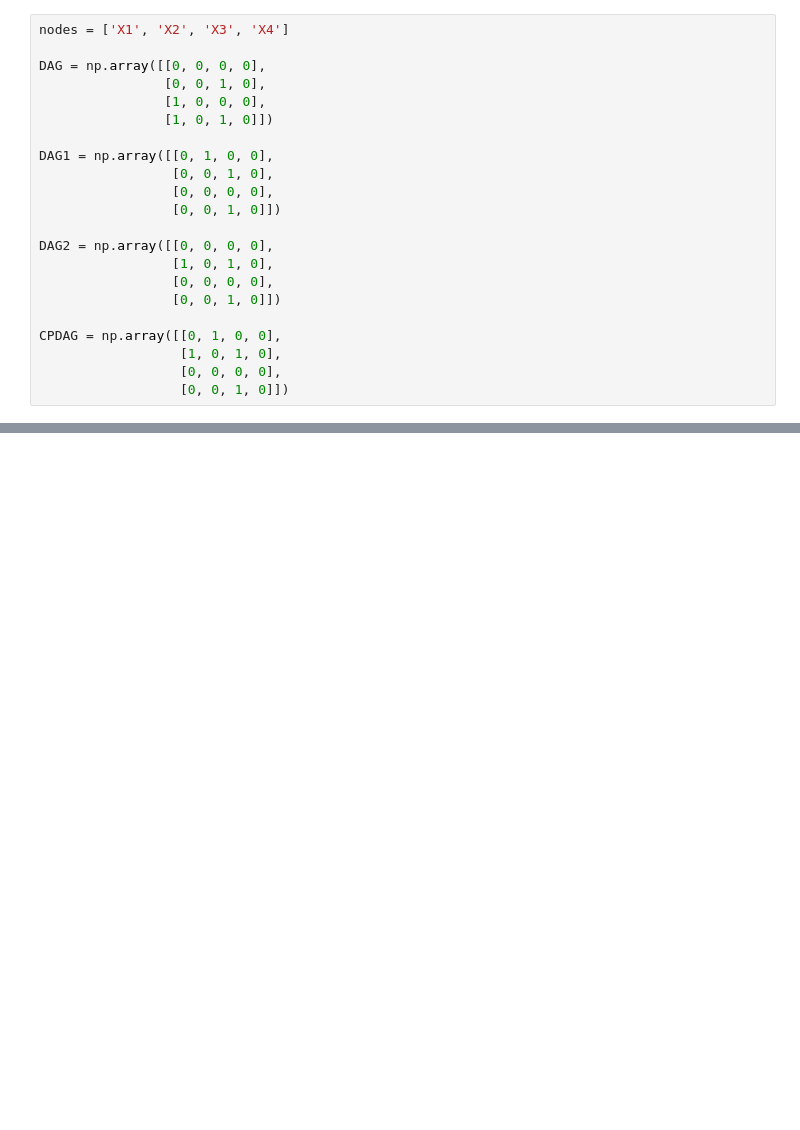
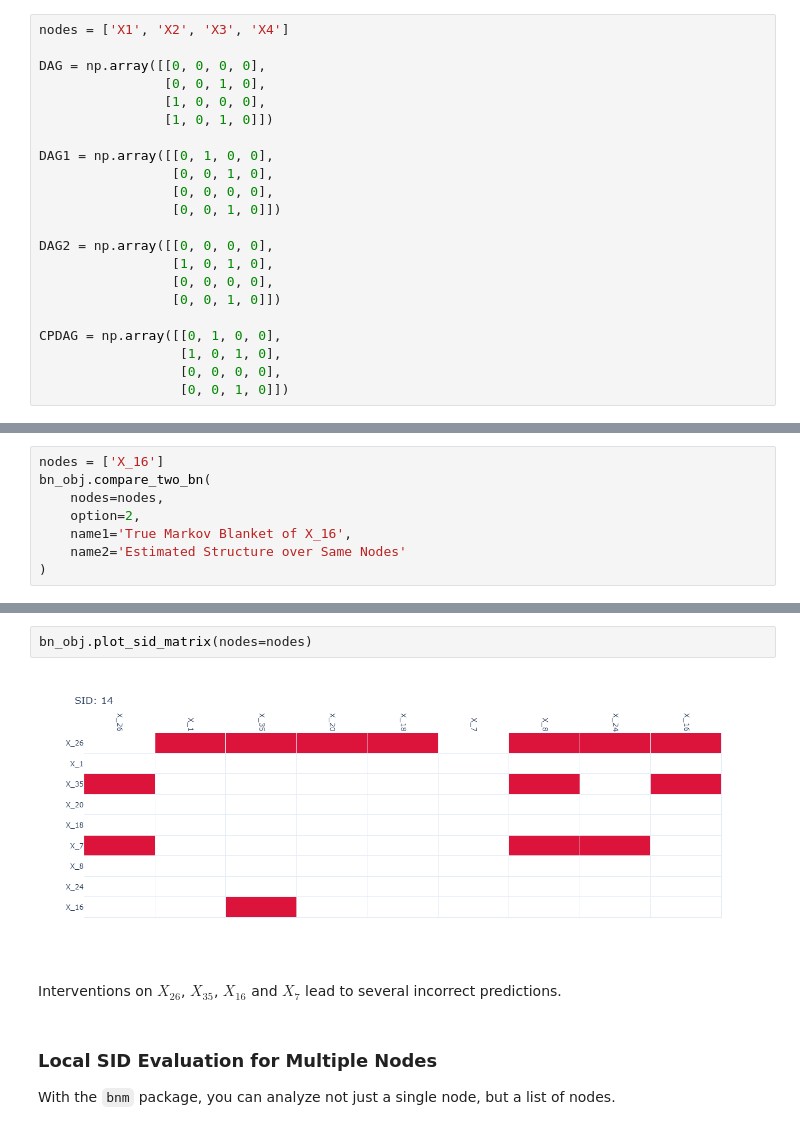
Before and after one commit to averinpa/bnm, a Jupyter notebook: use cases/sid.ipynb, the cells around one changed output, grey strips where cells are left out. Cells and saved outputs as stored; diff of their text form; blank space fills up the shorter version.

```diff
--- a/use cases/sid.ipynb
+++ b/use cases/sid.ipynb
@@ -295,0 +314,8 @@ bn_obj.compare_two_bn(nodes=['X_33'], option=2)
+# %%
+nodes = ['X_16']
+bn_obj.compare_two_bn(
+    nodes=nodes,
+    option=2,
+    name1='True Markov Blanket of X_16',
+    name2='Estimated Structure over Same Nodes'
+)
@@ -295,0 +334,10 @@ bn_obj.compare_two_bn(nodes=['X_33'], option=2)
+# %%
+bn_obj.plot_sid_matrix(nodes=nodes)
+# %% [output]
+[figure, added]
+# %% [markdown]
+Interventions on $X_{26}$, $X_{35}$, $X_{16}$ and $X_7$ lead to several incorrect predictions.
+# %% [markdown]
+### Local SID Evaluation for Multiple Nodes
+
+With the `bnm` package, you can analyze not just a single node, but a list of nodes.
```
Also changed, not shown: parts of 53 cells of this notebook.
